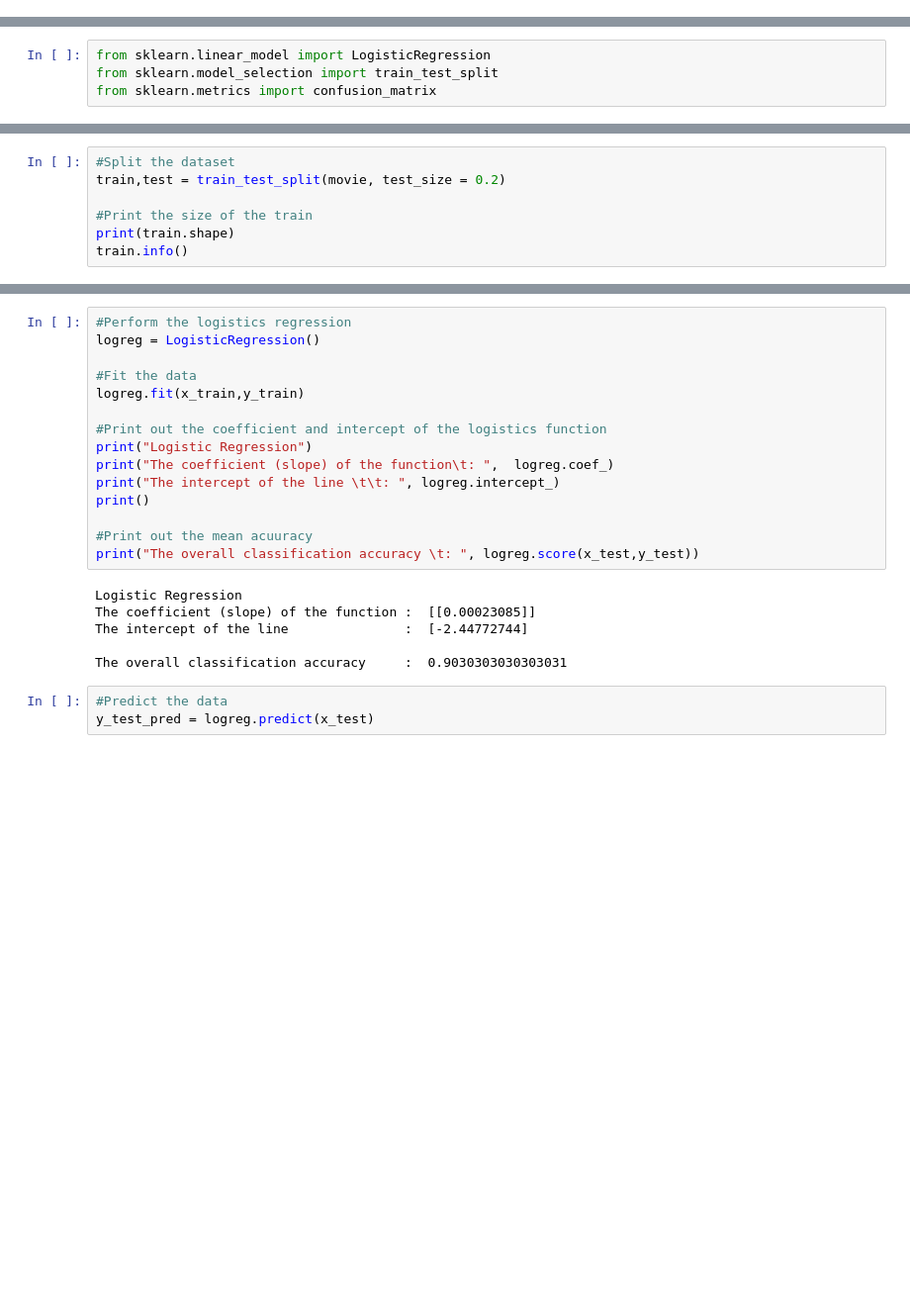
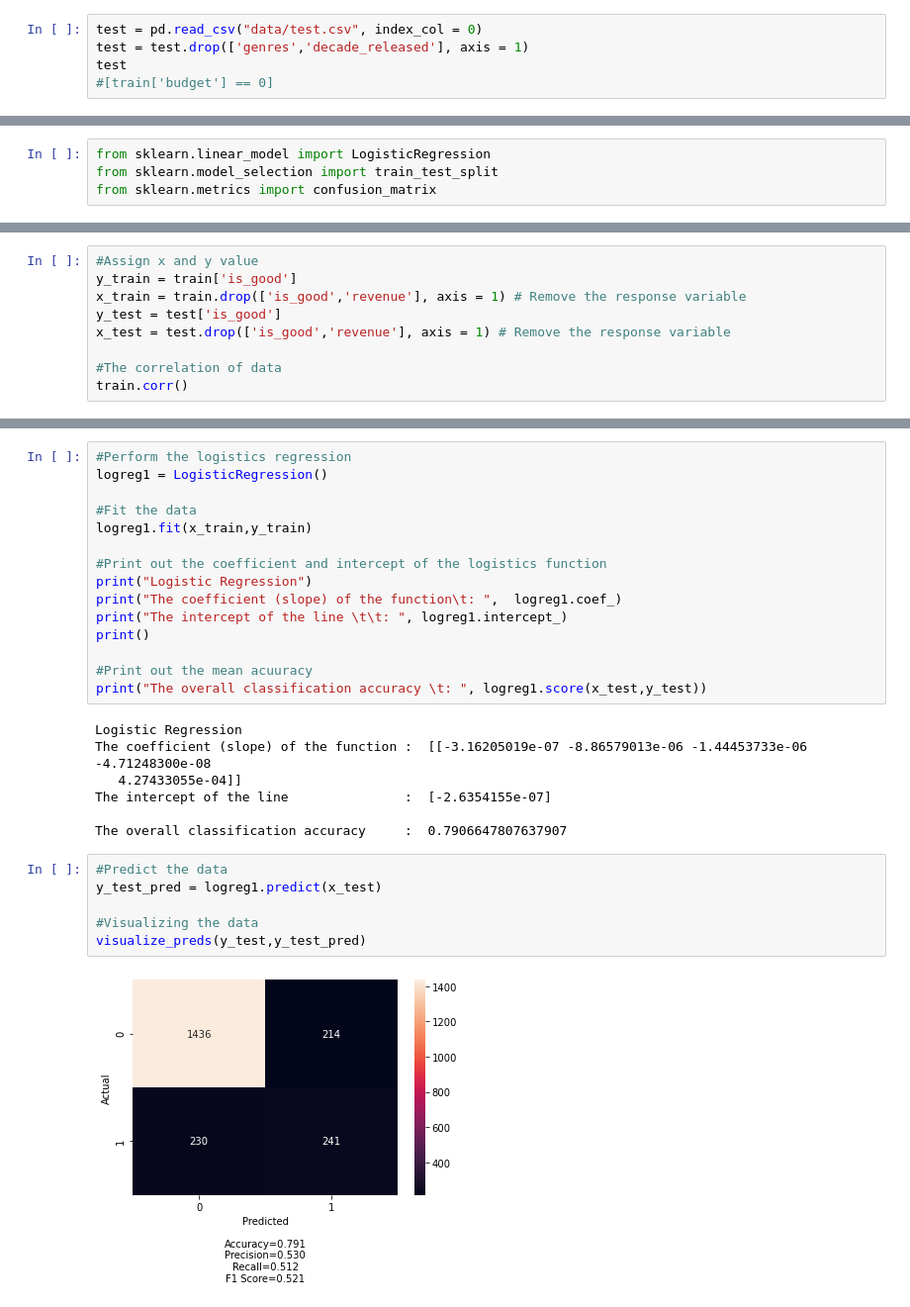
Before and after one commit to nicklimmm/movie-analysis, a Jupyter notebook: Logistics_Regression.ipynb, the cells around one changed output, grey strips where cells are left out. Shown at 99% size. Saved outputs shown, nothing was run; the diff lists cells and outputs as text; blank space fills up the shorter version.

Commit message:
Update the datasets

```diff
--- a/Logistics_Regression.ipynb
+++ b/Logistics_Regression.ipynb
@@ -79,0 +78,5 @@ movie
+# %%
+test = pd.read_csv("data/test.csv", index_col = 0)
+test = test.drop(['genres','decade_released'], axis = 1)
+test
+#[train['budget'] == 0]
@@ -91,7 +113,0 @@ sb.boxplot(data = movie, x = "vote_average", y = "good")
-# %%
-#Split the dataset
-train,test = train_test_split(movie, test_size = 0.2)
-
-#Print the size of the train
-print(train.shape)
-train.info()
@@ -140,0 +114,9 @@ x_train
+# %%
+#Assign x and y value
+y_train = train['is_good']
+x_train = train.drop(['is_good','revenue'], axis = 1) # Remove the response variable
+y_test = test['is_good']
+x_test = test.drop(['is_good','revenue'], axis = 1) # Remove the response variable
+
+#The correlation of data
+train.corr()
@@ -141,24 +132,30 @@ x_train
 # %%
 #Perform the logistics regression
-logreg = LogisticRegression()
+logreg1 = LogisticRegression()
 
 #Fit the data
-logreg.fit(x_train,y_train)
+logreg1.fit(x_train,y_train)
 
 #Print out the coefficient and intercept of the logistics function
 print("Logistic Regression")
-print("The coefficient (slope) of the function\t: ",  logreg.coef_)
-print("The intercept of the line \t\t: ", logreg.intercept_)
+print("The coefficient (slope) of the function\t: ",  logreg1.coef_)
+print("The intercept of the line \t\t: ", logreg1.intercept_)
 print()
 
 #Print out the mean acuuracy
-print("The overall classification accuracy \t: ", logreg.score(x_test,y_test))
+print("The overall classification accuracy \t: ", logreg1.score(x_test,y_test))
 # %% [output]
 Logistic Regression
-The coefficient (slope) of the function :  [[0.00023085]]
-The intercept of the line               :  [-2.44772744]
+The coefficient (slope) of the function :  [[-3.16205019e-07 -8.86579013e-06 -1.44453733e-06 -4.71248300e-08
+   4.27433055e-04]]
+The intercept of the line               :  [-2.6354155e-07]
 
-The overall classification accuracy     :  0.9030303030303031
+The overall classification accuracy     :  0.7906647807637907
 # %%
 #Predict the data
-y_test_pred = logreg.predict(x_test)
+y_test_pred = logreg1.predict(x_test)
+
+#Visualizing the data
+visualize_preds(y_test,y_test_pred)
+# %% [output]
+[figure, added]
```
Also changed, not shown: parts of 34 cells of this notebook.
